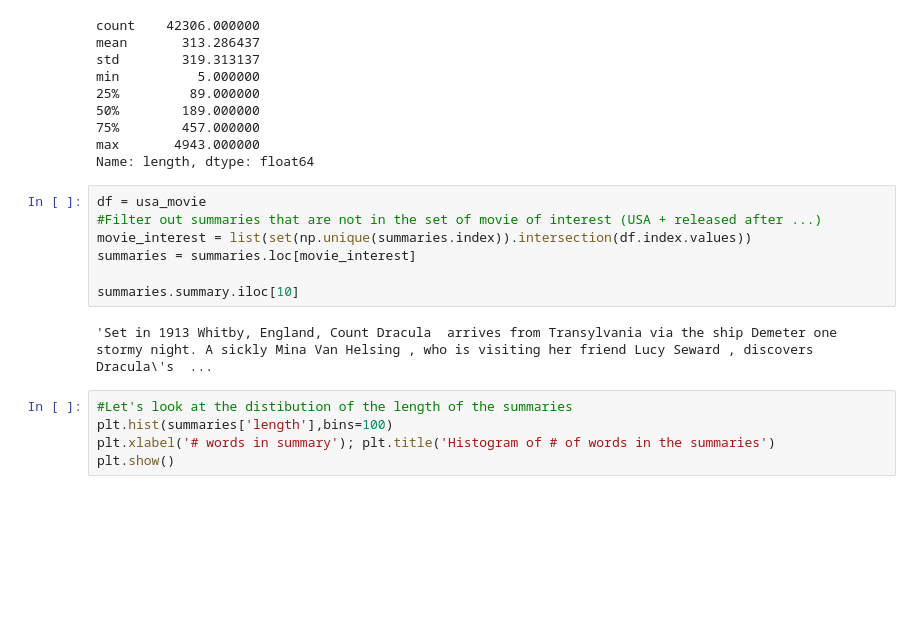
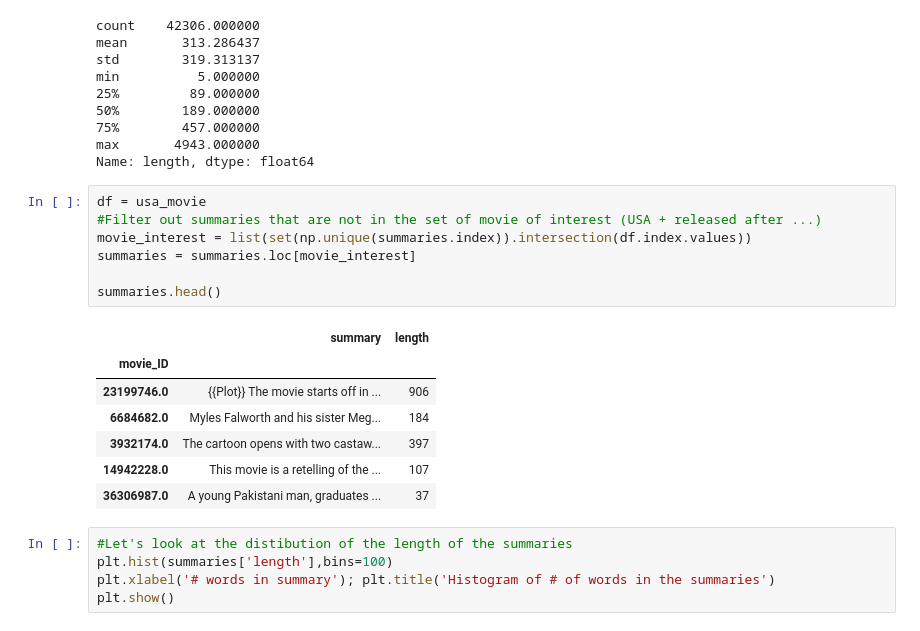
Before and after one commit to epfl-ada/ada-2022-project-error141, a Jupyter notebook: data_exploration_AD.ipynb, the cells around one changed output. Cells and saved outputs as stored; diff of their text form; blank space fills up the shorter version.

```diff
--- a/data_exploration_AD.ipynb
+++ b/data_exploration_AD.ipynb
@@ -342,12 +377,18 @@ Name: length, dtype: float64
 # %%
 df = usa_movie
 #Filter out summaries that are not in the set of movie of interest (USA + released after ...)
 movie_interest = list(set(np.unique(summaries.index)).intersection(df.index.values))
 summaries = summaries.loc[movie_interest]
 
-summaries.summary.iloc[10]
+summaries.head()
 # %% [output]
-'Set in 1913 Whitby, England, Count Dracula  arrives from Transylvania via the ship Demeter one stormy night. A sickly Mina Van Helsing , who is visiting her friend Lucy Seward , discovers Dracula\'s  ...
+|  | summary | length |
+| movie_ID |  |  |
+| 23199746.0 | {{Plot}} The movie starts off in ... | 906 |
+| 6684682.0 | Myles Falworth and his sister Meg... | 184 |
+| 3932174.0 | The cartoon opens with two castaw... | 397 |
+| 14942228.0 | This movie is a retelling of the ... | 107 |
+| 36306987.0 | A young Pakistani man, graduates ... | 37 |
 # %%
 #Let's look at the distibution of the length of the summaries
 plt.hist(summaries['length'],bins=100)
```
Also changed, not shown: parts of 15 cells of this notebook, 1 other file.
